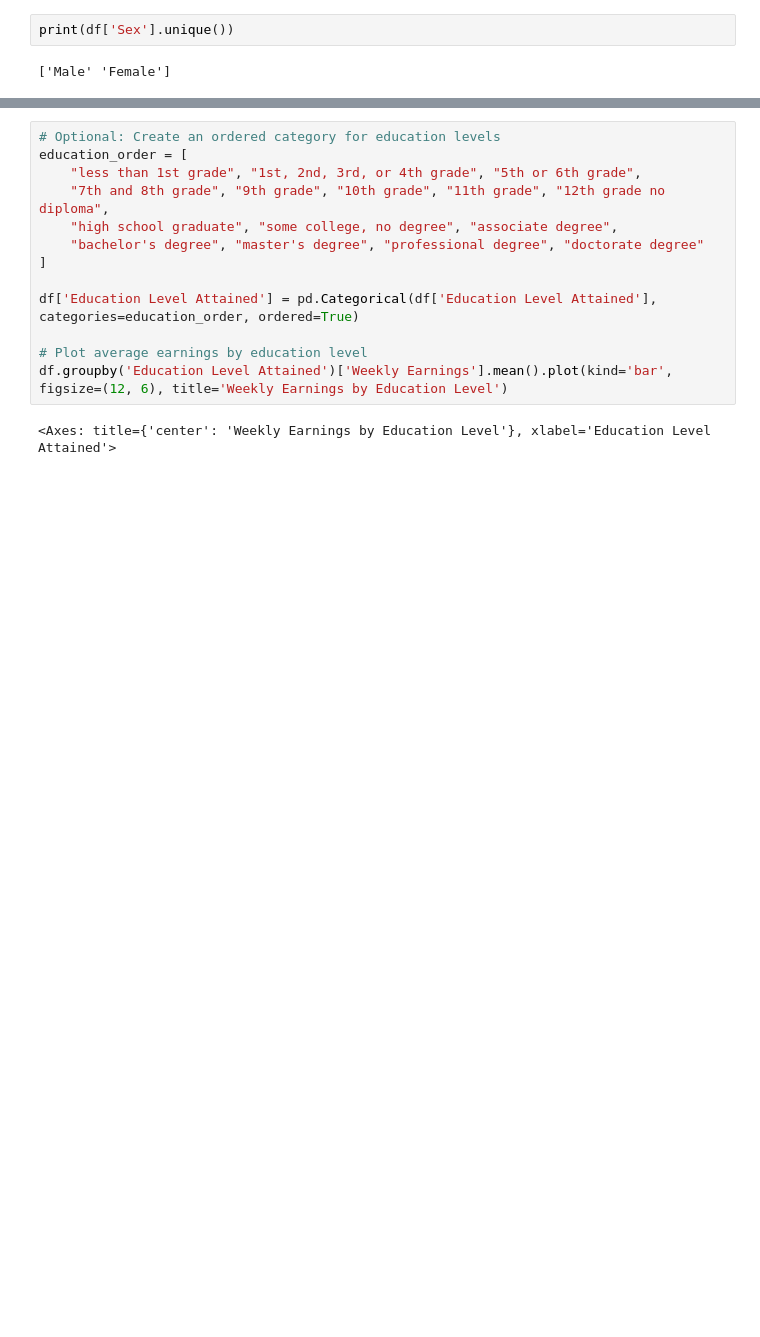
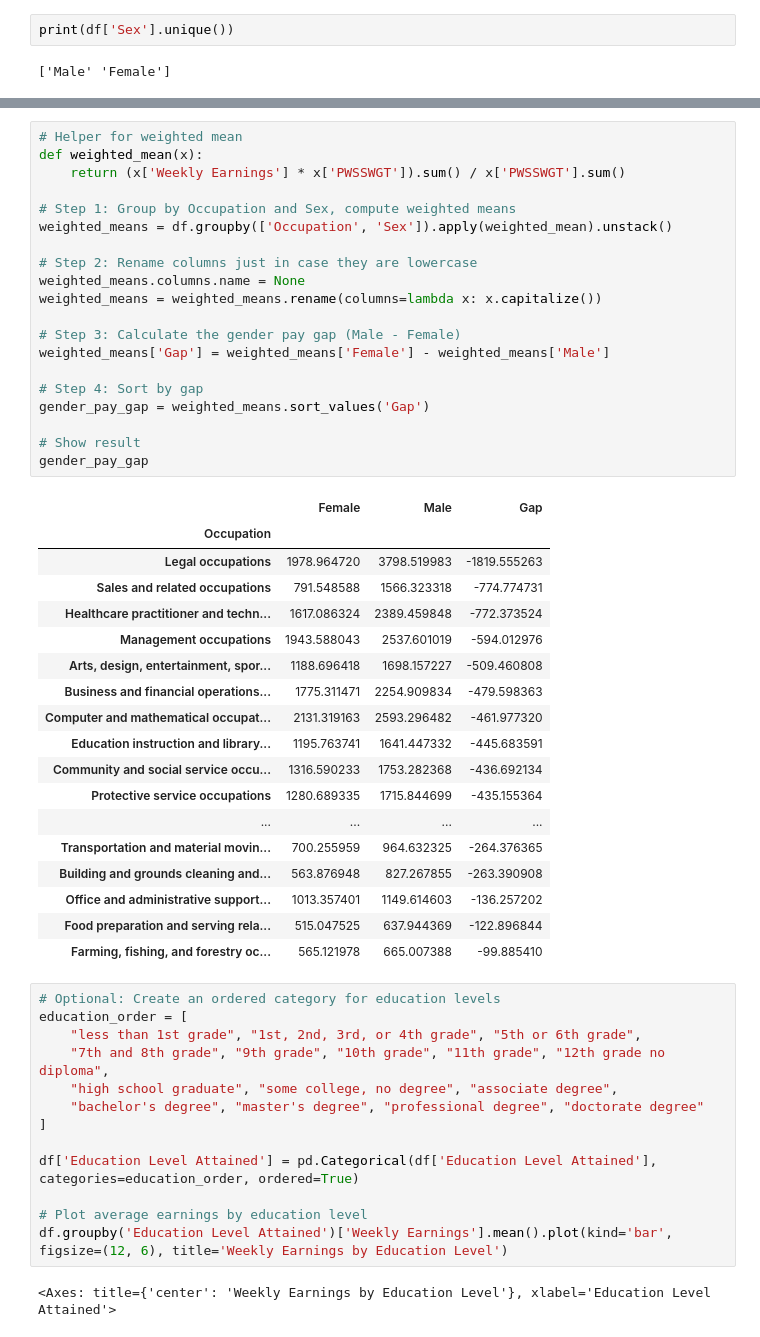
Before and after one commit to JenniBean-K/Money-Talks-A-Demographic-Story, a Jupyter notebook: jkim/outputs/Untitled-1.ipynb, the cells around one changed output, grey strips where cells are left out. Cells and saved outputs as stored; diff of their text form; blank space fills up the shorter version.

```diff
--- a/jkim/outputs/Untitled-1.ipynb
+++ b/jkim/outputs/Untitled-1.ipynb
@@ -269,3 +282,42 @@ gender_pay_gap.sort_values('Gap')
+# %%
+# Helper for weighted mean
+def weighted_mean(x):
+    return (x['Weekly Earnings'] * x['PWSSWGT']).sum() / x['PWSSWGT'].sum()
+
+# Step 1: Group by Occupation and Sex, compute weighted means
+weighted_means = df.groupby(['Occupation', 'Sex']).apply(weighted_mean).unstack()
+
+# Step 2: Rename columns just in case they are lowercase
+weighted_means.columns.name = None
+weighted_means = weighted_means.rename(columns=lambda x: x.capitalize())
+
+# Step 3: Calculate the gender pay gap (Male - Female)
+weighted_means['Gap'] = weighted_means['Female'] - weighted_means['Male']
+
+# Step 4: Sort by gap
+gender_pay_gap = weighted_means.sort_values('Gap')
+
+# Show result
+gender_pay_gap
+# %% [output]
+|  | Female | Male | Gap |
+| Occupation |  |  |  |
+| Legal occupations | 1978.964720 | 3798.519983 | -1819.555263 |
+| Sales and related occupations | 791.548588 | 1566.323318 | -774.774731 |
+| Healthcare practitioner and techn... | 1617.086324 | 2389.459848 | -772.373524 |
+| Management occupations | 1943.588043 | 2537.601019 | -594.012976 |
+| Arts, design, entertainment, spor... | 1188.696418 | 1698.157227 | -509.460808 |
+| Business and financial operations... | 1775.311471 | 2254.909834 | -479.598363 |
+| Computer and mathematical occupat... | 2131.319163 | 2593.296482 | -461.977320 |
+| Education instruction and library... | 1195.763741 | 1641.447332 | -445.683591 |
+| Community and social service occu... | 1316.590233 | 1753.282368 | -436.692134 |
+| Protective service occupations | 1280.689335 | 1715.844699 | -435.155364 |
+| ... | ... | ... | ... |
+| Transportation and material movin... | 700.255959 | 964.632325 | -264.376365 |
+| Building and grounds cleaning and... | 563.876948 | 827.267855 | -263.390908 |
+| Office and administrative support... | 1013.357401 | 1149.614603 | -136.257202 |
+| Food preparation and serving rela... | 515.047525 | 637.944369 | -122.896844 |
+| Farming, fishing, and forestry oc... | 565.121978 | 665.007388 | -99.885410 |
 # %%
 # Optional: Create an ordered category for education levels
 education_order = [
```
Also changed, not shown: parts of 2 cells of this notebook.
